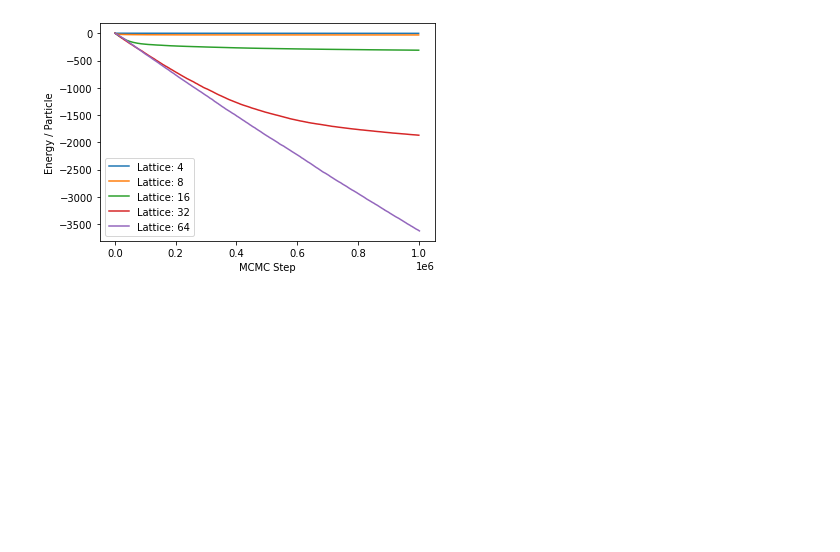
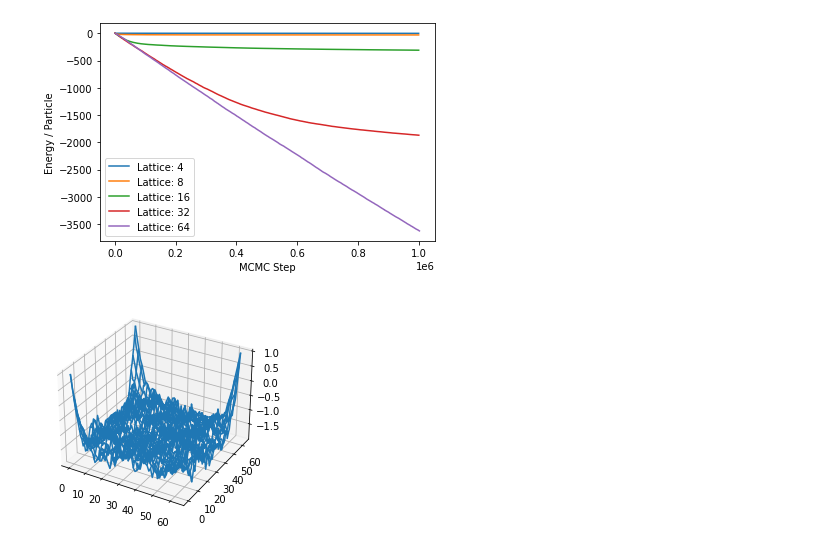
Before and after one commit to DaithiMartin/Simulation_Modeling_CSCI-577, a Jupyter notebook: Week_5_Annealing/Falling Tablecloth.ipynb, the cells around one changed output. Saved outputs shown, nothing was run; the diff lists cells and outputs as text; code cells hidden in the pictures; blank space fills up the shorter version.

```diff
--- a/Week_5_Annealing/Falling Tablecloth.ipynb
+++ b/Week_5_Annealing/Falling Tablecloth.ipynb
@@ -342,3 +342,7 @@ cloth = Cloth()
 cloth.plot_particle_energy(lattice_sizes=[4, 8, 16, 32, 64])
 # %% [output]
 [figure]
+# %%
+cloth.plot_cloth()
+# %% [output]
+[figure, added]
```
Also changed, not shown: 1 other file.
